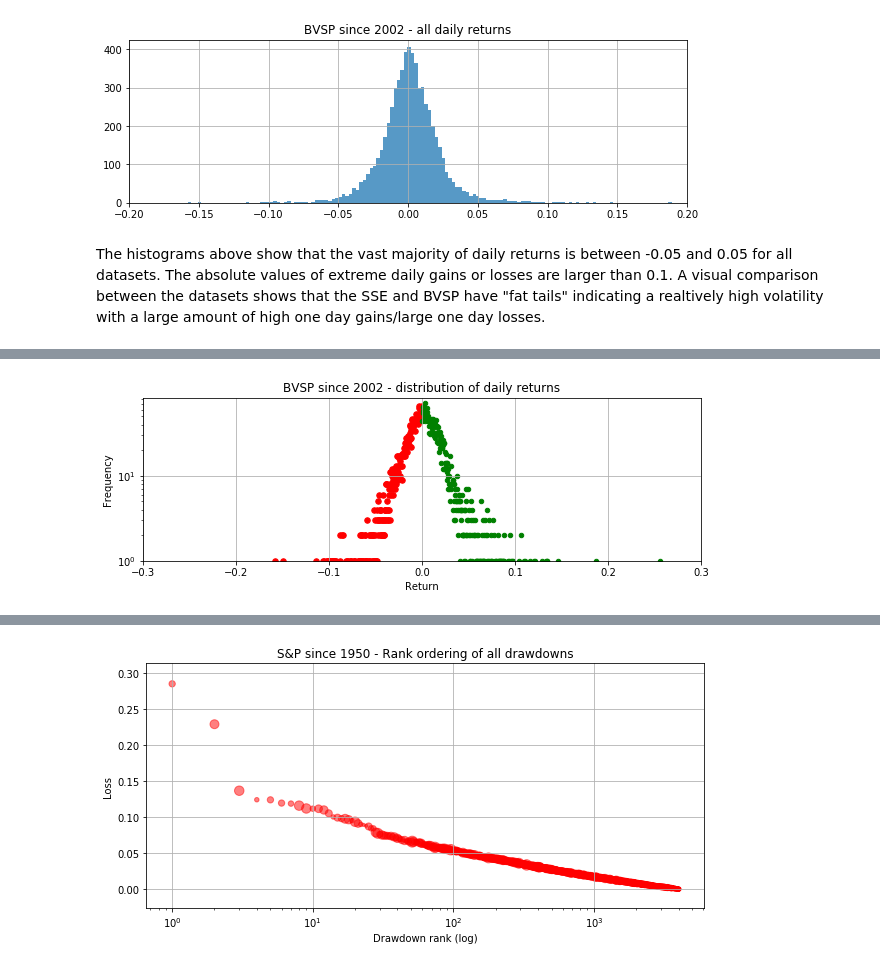
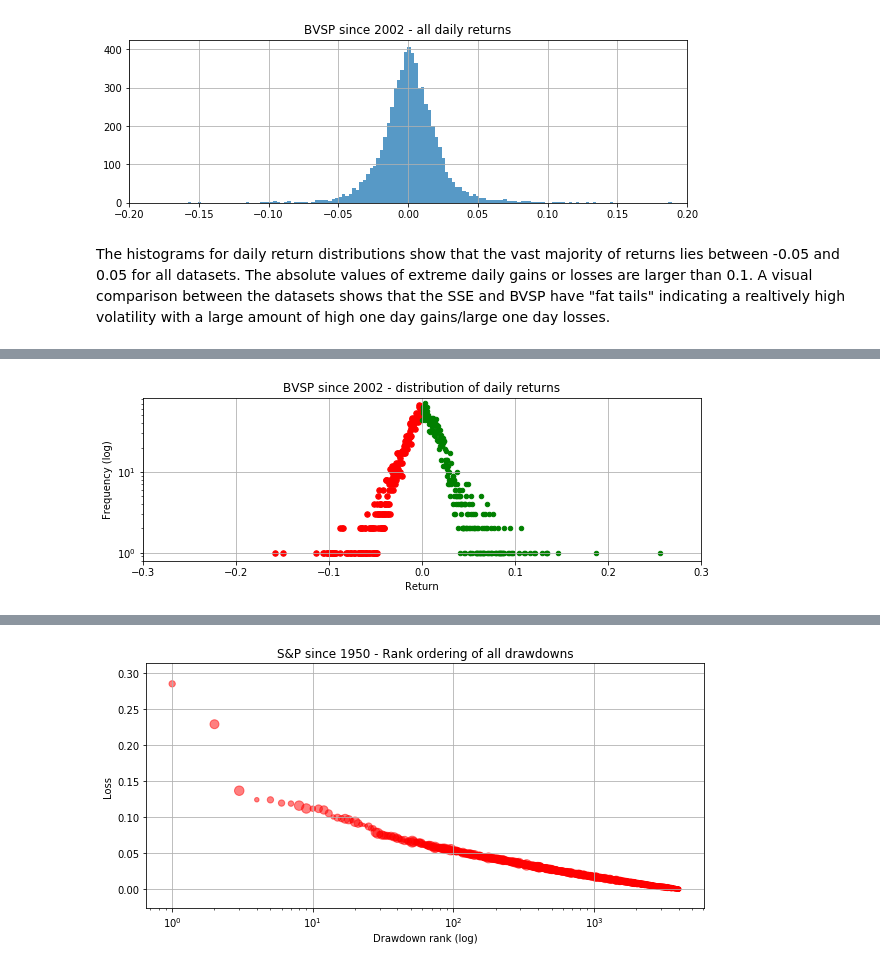
Before and after one commit to roman807/Predicting-Stock-Market-Crashes, a Jupyter notebook: exploration.ipynb, the cells around one changed output, grey strips where cells are left out. Saved outputs shown, nothing was run; the diff lists cells and outputs as text; code cells hidden in the pictures.

```diff
--- a/exploration.ipynb
+++ b/exploration.ipynb
@@ -24,7 +25,7 @@ if not sys.warnoptions:
 # %%
 os.chdir('/home/roman/Documents/Projects/Bubbles/data')
 datasets_original_test = ['^GSPC.csv', '^DJI.csv', '^NDX.csv', '^N225.csv', 'SSE.csv',\
-                     '^HSI.csv', '^BSESN.csv', '^GDAXI.csv', '^SSMI.csv', '^MXX.csv', \
+'^HSI.csv', '^BSESN.csv', '^GDAXI.csv', '^SSMI.csv', '^MXX.csv', \
                      '^BVSP.csv']
 dataset_names_test = ['S&P 500', 'DJ', 'NDX', 'N225', 'SSE', 'HSI', 'BSESN', 'DAX', \
                  'SMI', 'MXX', 'BVSP']
@@ -38,5 +39,6 @@ df_returns = pd.concat(datasets_test, axis=1, join_axes=[datasets_test[0].index]
 df_returns.columns = dataset_names_test
 corr = df_returns.corr()
 print('Correlations of daily returns between datasets:')
+rcParams['figure.figsize'] = 10, 6
 ax = sns.heatmap(corr, annot=True, cmap='rocket_r')
 # %% [output]
@@ -117,6 +119,7 @@ The amplitude of daily returns over time for all datasets give an impression of
 # %%
 ##### Autocorrelation
 corr_ds = []
+rcParams['figure.figsize'] = 10, 5
 for ds, t in zip(datasets, plt_titles):
     corr = [1]
     for i in range(1, 7):
@@ -133,7 +136,8 @@ plt.show()
 # %% [markdown]
 The autocorrelation of daily returns is close to zero for a lag > 1 day, indicating that the daily return is not a strong predictor for the price change of the following day.
 # %%
-# Plot distribution of daily returns
+##### Plot distribution of daily returns
+rcParams['figure.figsize'] = 10, 3
 for ds, t in zip(datasets, plt_titles):
     plt.hist(ds['ch'], bins=200, rwidth=1, alpha=0.75)
     plt.xlim(-0.2, 0.2)
@@ -149,7 +153,7 @@ for ds, t in zip(datasets, plt_titles):
 [figure]
 [figure]
 # %% [markdown]
-The histograms above show that the vast majority of daily returns is between -0.05 and 0.05 for all datasets. The absolute values of extreme daily gains or losses are larger than 0.1. A visual comparison between the datasets shows that the SSE and BVSP have "fat tails" indicating a realtively high volatility with a large amount of high one day gains/large one day losses.
+The histograms for daily return distributions show that the vast majority of returns lies between -0.05 and 0.05 for all datasets. The absolute values of extreme daily gains or losses are larger than 0.1. A visual comparison between the datasets shows that the SSE and BVSP have "fat tails" indicating a realtively high volatility with a large amount of high one day gains/large one day losses.
 # %%
 ##### Plot log-distribution of daily returns
 for ds, t in zip(datasets, plt_titles):
@@ -180,11 +184,11 @@ for ds, t in zip(datasets, plt_titles):
     df_pos_reg = df_pos[df_pos['return']<0.05]
     m, c = np.polyfit(df_pos_reg['return'], np.log(df_pos_reg['n']), 1)
     y_fit = np.exp(m*df_pos['return'] + c)
-    plt.ylim(bottom=10**0)
+    plt.ylim(bottom=10**-0.1)
     plt.xlim(-0.3, 0.3)
     plt.title(t + ' - distribution of daily returns')
     plt.xlabel('Return')
-    plt.ylabel('Frequency')
+    plt.ylabel('Frequency (log)')
     plt.grid()
     plt.show()
     plt.show()
@@ -198 +202 @@ for ds, t in zip(datasets, plt_titles):
-[figure, old version]
+[figure, new version]
```
Also changed, not shown: parts of 19 cells of this notebook.
